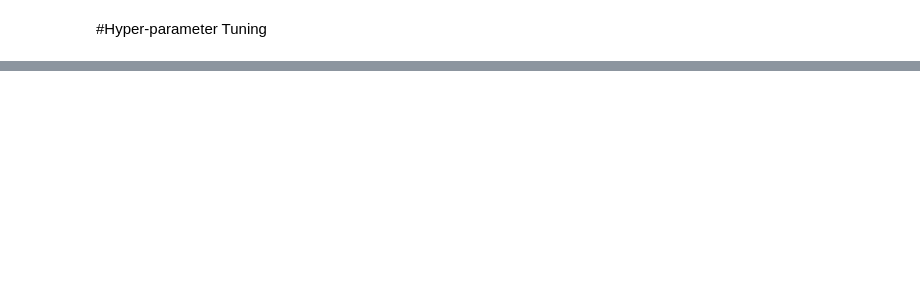
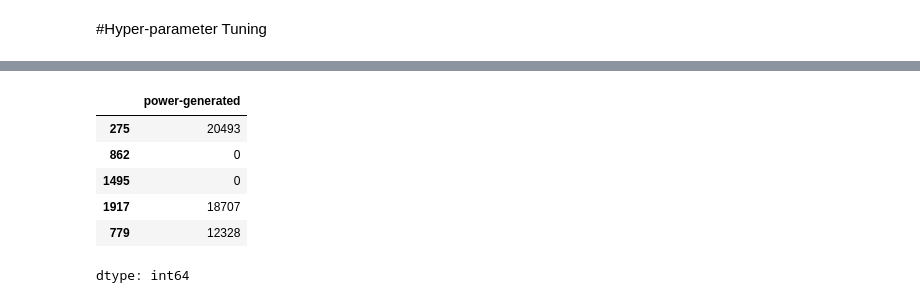
Before and after one commit to rizz045/Solar-Power-Generation-Prediction-Using-ML-Regression-Techniques, a Jupyter notebook: Solar_Power_Generation_Prediction Using_Regression.ipynb, the cells around one changed output, grey strips where cells are left out. Drawn from its saved outputs; the diff is of its cells as text; code cells hidden in the pictures; blank space fills up the shorter version.

```diff
--- a/Solar_Power_Generation_Prediction Using_Regression.ipynb
+++ b/Solar_Power_Generation_Prediction Using_Regression.ipynb
@@ -1366,14 +954,0 @@ Build a final Voting Ensemble including your tuned AdaBoost
-# %%
-from sklearn.ensemble import VotingRegressor
-from sklearn.metrics import r2_score, mean_absolute_error
-
-voting = VotingRegressor(estimators=[
-    ('et', ExtraTreesRegressor(random_state=42)),    # default best
-    ('ada', best_ada),                               # tuned AdaBoost
-    ('xgb', best_xgb_model)                          # tuned XGBoost
-], weights=[1, 2, 2])  # you can experiment with these weights
-
-voting.fit(X_train, y_train)
-preds = voting.predict(X_test)
-print("Voting w/ AdaBoost R²:", r2_score(y_test, preds))
-print("Voting MAE:", mean_absolute_error(y_test, preds))
@@ -1383,27 +954,0 @@ Voting MAE: 1539.096510344046
-# %%
-from sklearn.ensemble import StackingRegressor
-from sklearn.linear_model import Ridge
-from sklearn.ensemble import ExtraTreesRegressor
-from sklearn.metrics import r2_score, mean_absolute_error
-
-# 1) Base learners
-estimators = [
-    ('et', ExtraTreesRegressor(random_state=42)),  # default ET
-    ('ada', best_ada),                             # your tuned AdaBoost
-    ('xgb', best_xgb_model)                        # your tuned XGB
-]
-
-# 2) Build and fit stacking regressor
-stack = StackingRegressor(
-    estimators=estimators,
-    final_estimator=Ridge(alpha=1.0),
-    cv=5,
-    n_jobs=-1,
-    passthrough=False
-)
-stack.fit(X_train, y_train)
-
-# 3) Evaluate
-stack_preds = stack.predict(X_test)
-print("Stacking Ensemble R²:", r2_score(y_test, stack_preds))
-print("Stacking Ensemble MAE:", mean_absolute_error(y_test, stack_preds))
@@ -1412,0 +1091,10 @@ Stacking Ensemble MAE: 1555.5530349840358
+# %%
+y_train.head()
+# %% [output]
+|  | power-generated |
+| 275 | 20493 |
+| 862 | 0 |
+| 1495 | 0 |
+| 1917 | 18707 |
+| 779 | 12328 |
+dtype: int64
```
Also changed, not shown: parts of 67 cells of this notebook.
